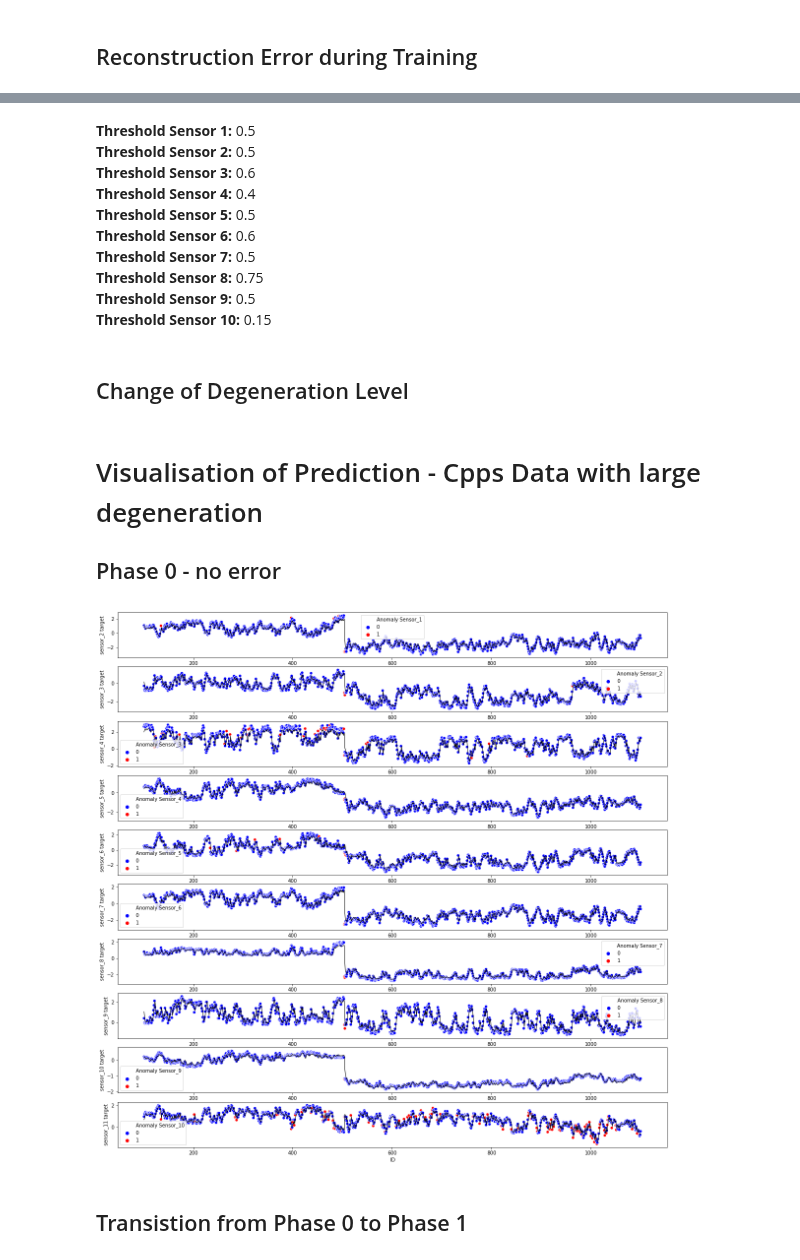
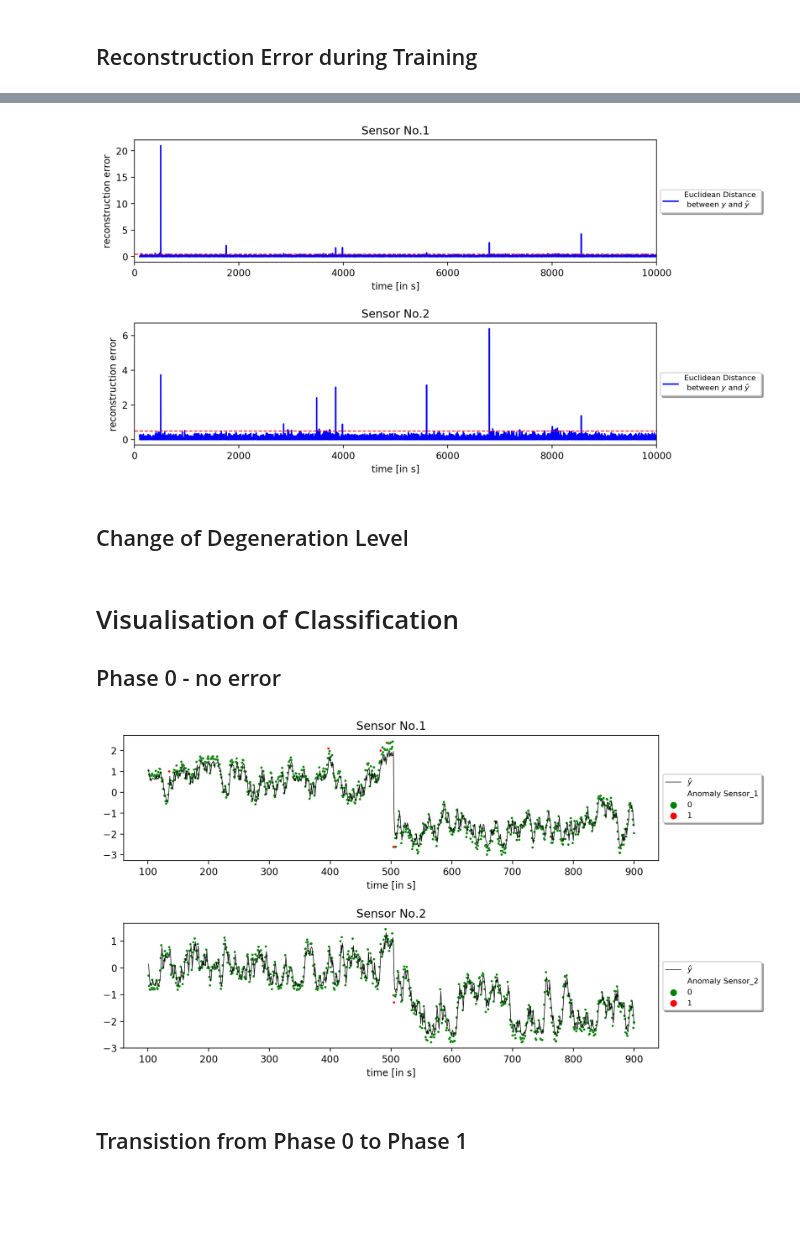
Before and after one commit to carlov93/predictive_maintenance, a Jupyter notebook: src/visualisation/prediction/MSE/vis_cpps_new.ipynb, the cells around one changed output, grey strips where cells are left out. Cells and saved outputs as stored; diff of their text form; code cells hidden in the pictures; blank space fills up the shorter version.

```diff
--- a/src/visualisation/prediction/MSE/vis_cpps_new.ipynb
+++ b/src/visualisation/prediction/MSE/vis_cpps_new.ipynb
@@ -87,11 +90,0 @@ plt.show()
-# %% [markdown]
-__Threshold Sensor 1:__ 0.5 <br>
-__Threshold Sensor 2:__ 0.5 <br>
-__Threshold Sensor 3:__ 0.6 <br>
-__Threshold Sensor 4:__ 0.4 <br>
-__Threshold Sensor 5:__ 0.5 <br>
-__Threshold Sensor 6:__ 0.6 <br>
-__Threshold Sensor 7:__ 0.5 <br>
-__Threshold Sensor 8:__ 0.75 <br>
-__Threshold Sensor 9:__ 0.5 <br>
-__Threshold Sensor 10:__ 0.15 <br>
@@ -98,25 +93,40 @@ __Threshold Sensor 10:__ 0.15 <br>
+# %%
+vis_reconstruction_error(dataframe=training_set,
+                         no_features=10,
+                         first_feature=1,
+                         last_feature=3,
+                         thresholds=thresholds_training,
+                         subset=2)
+plt.subplots_adjust(hspace=0.5)
+plt.savefig("./pictures/re_cpps.png")
+plt.show()
+# %% [output]
+[figure, added]
 # %% [markdown]
 ## Change of Degeneration Level
 # %%
 start_phase_1 = 22475
 start_phase_2 = 36415
 # %% [markdown]
-# Visualisation of Prediction - Cpps Data with large degeneration
+# Visualisation of Classification
 ## Phase 0 - no error
 # %%
 artifical_data = pd.read_csv("../../files/prediction/MSE/cpps_new.csv", sep=";")
-artifical_data = artifical_data.iloc[0:1000,:]
+artifical_data = artifical_data.iloc[0:800,:]
 # %%
-vis_prediction(dataframe = artifical_data,
-                         no_features=10,
-                         first_feature=1,
-                         last_feature=11,
-                         line = False,
-                         location_line = start_phase_1
-                        )
+vis_classification(dataframe = artifical_data,
+                   no_features=10,
+                   first_feature=1,
+                   last_feature=3,
+                   line = False,
+                   location_line = start_phase_1,
+                   subset = 2,
+                   label_line="")
+plt.subplots_adjust(hspace=0.5)
+plt.savefig("./pictures/classfic_p0_cpps.png")
 plt.show()
 # %% [output]
-[figure, old version]
+[figure, new version]
 # %% [markdown]
 ## Transistion from Phase 0 to Phase 1
 # %%
```
Also changed, not shown: parts of 16 cells of this notebook, 22 other files.
